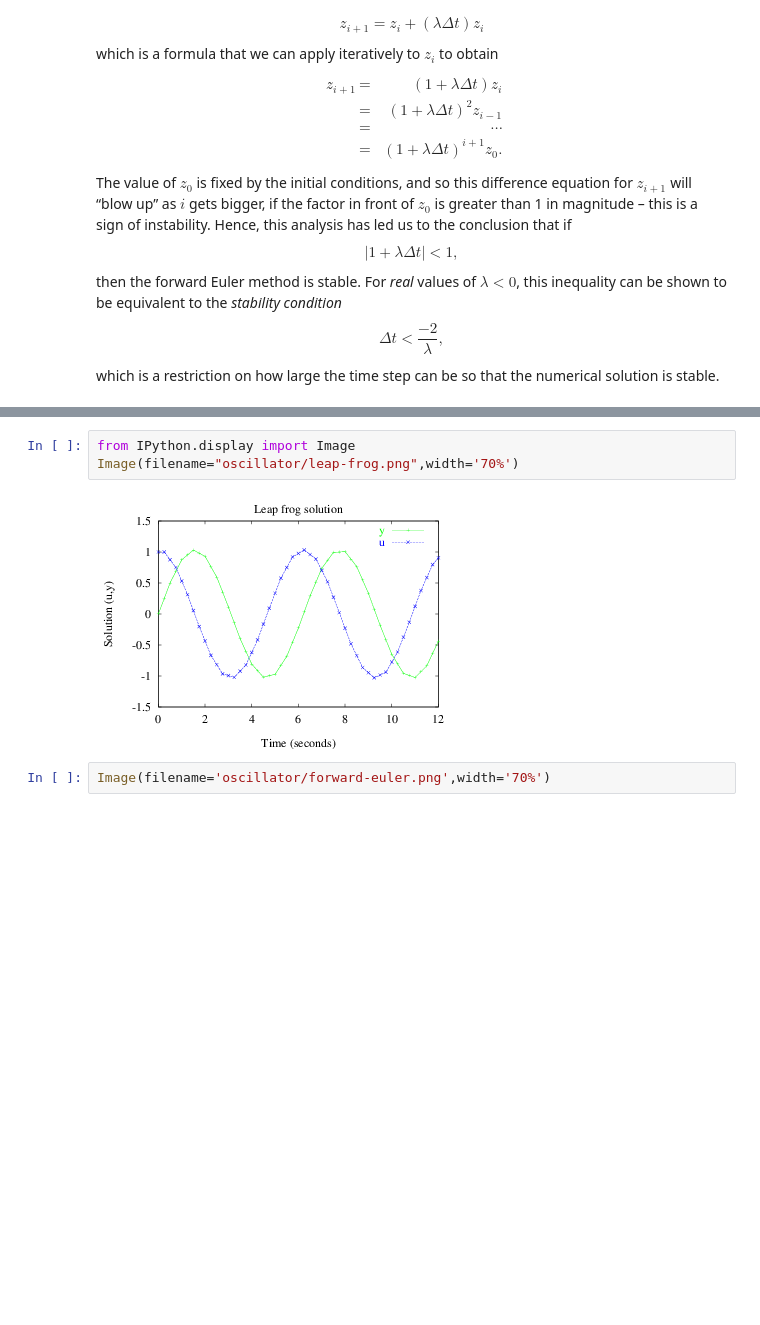
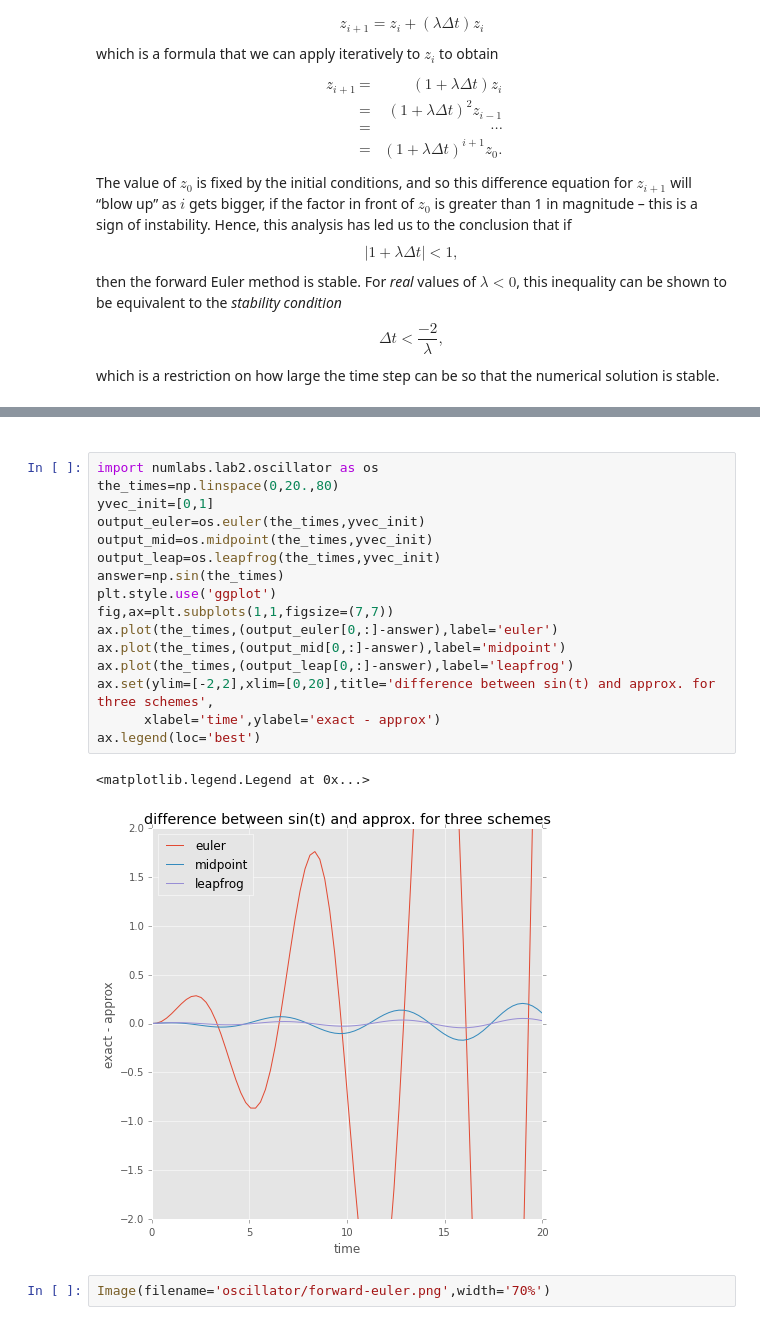
Before and after one commit to tjarnikova/numeric, a Jupyter notebook: lab2/lab2.ipynb, the cells around one changed output, grey strips where cells are left out. Saved outputs shown, nothing was run; the diff lists cells and outputs as text; blank space fills up the shorter version.

Commit message:
add oscillator

```diff
--- a/lab2/lab2.ipynb
+++ b/lab2/lab2.ipynb
@@ -778,11 +778,27 @@ $|1+\lambda\Delta
   t|<1$ is violated for any choice of time step (when $\lambda$ is pure
 imaginary) and so this scheme is always unstable for the undamped
 oscillator.
-# %%
-from IPython.display import Image
-Image(filename="oscillator/leap-frog.png",width='70%')
-# %% [output]
-[figure, removed]
+# %% [markdown]
+<a name="fig_oscillator"></a>
+# %%
+import numlabs.lab2.oscillator as os
+the_times=np.linspace(0,20.,80)
+yvec_init=[0,1]
+output_euler=os.euler(the_times,yvec_init)
+output_mid=os.midpoint(the_times,yvec_init)
+output_leap=os.leapfrog(the_times,yvec_init)
+answer=np.sin(the_times)
+plt.style.use('ggplot')
+fig,ax=plt.subplots(1,1,figsize=(7,7))
+ax.plot(the_times,(output_euler[0,:]-answer),label='euler')
+ax.plot(the_times,(output_mid[0,:]-answer),label='midpoint')
+ax.plot(the_times,(output_leap[0,:]-answer),label='leapfrog')
+ax.set(ylim=[-2,2],xlim=[0,20],title='difference between sin(t) and approx. for three schemes',
+      xlabel='time',ylabel='exact - approx')
+ax.legend(loc='best')
+# %% [output]
+<matplotlib.legend.Legend at 0x...>
+[figure, added]
 # %%
 Image(filename='oscillator/forward-euler.png',width='70%')
 # %% [output]
```
Also changed, not shown: parts of 17 cells of this notebook, 2 other files.
